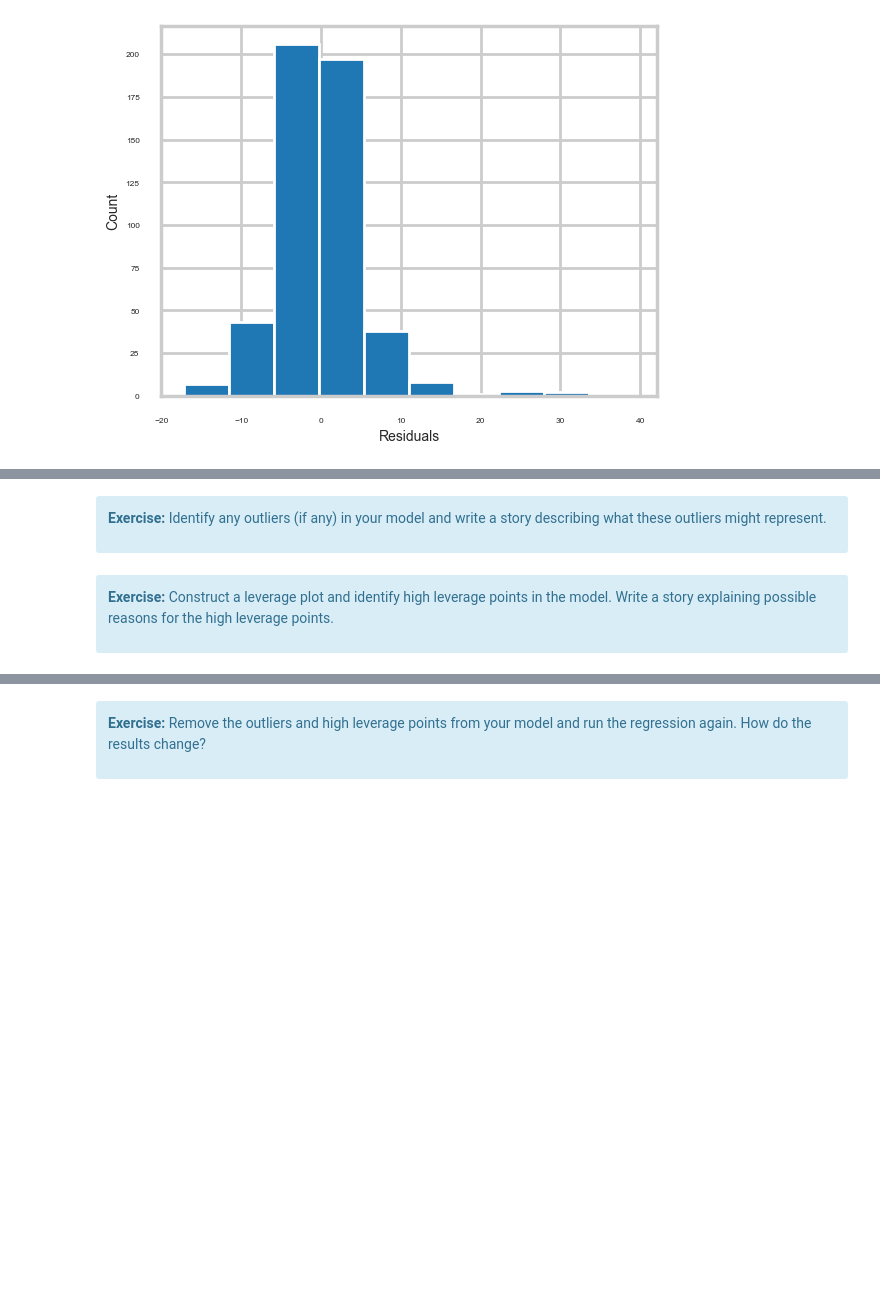
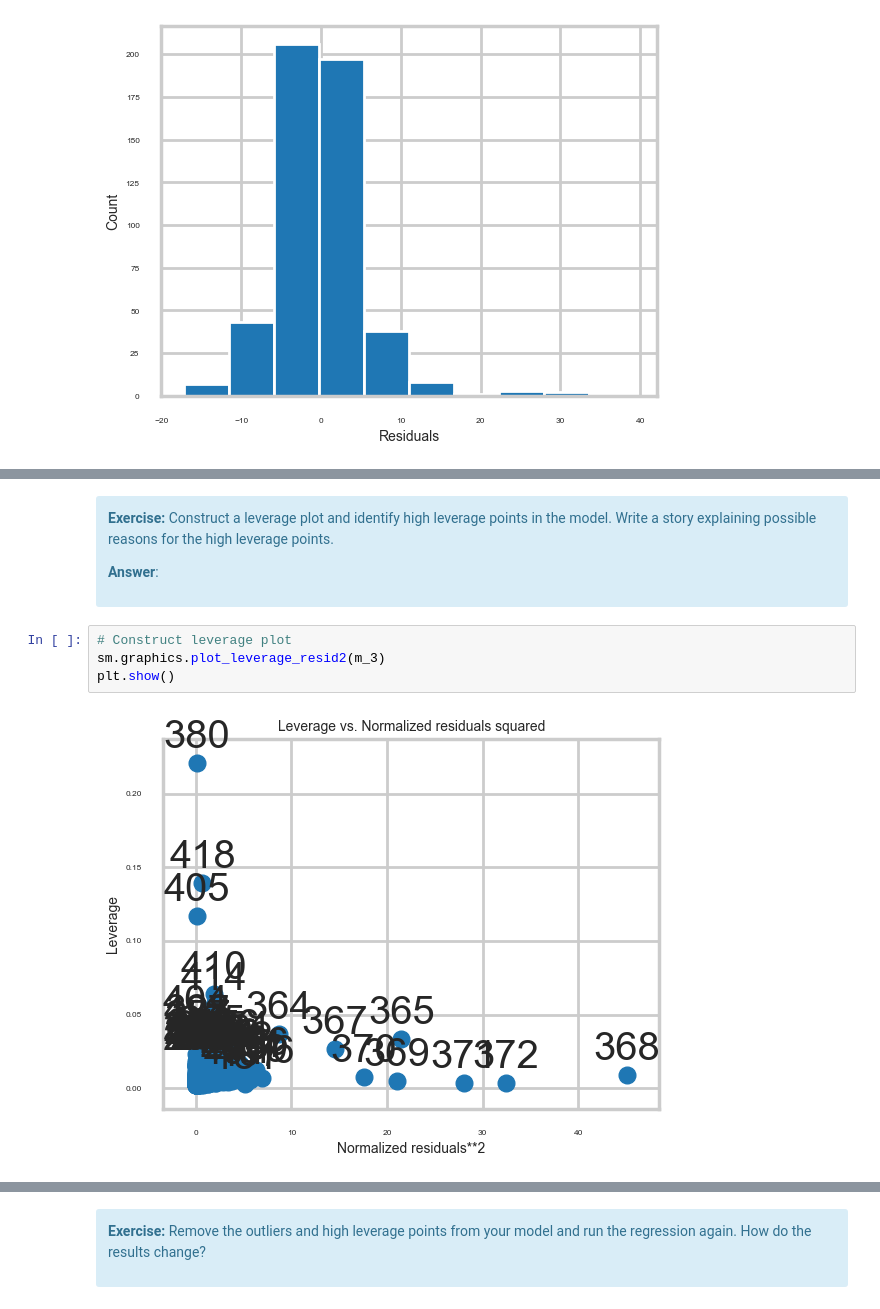
Before and after one commit to amschiltz/springboard_projects, a Jupyter notebook: Case_Study-Boston_Housing/Mini_Project_Linear_Regression.ipynb, the cells around one changed output, grey strips where cells are left out. Saved outputs shown, nothing was run; the diff lists cells and outputs as text; blank space fills up the shorter version.

```diff
--- a/Case_Study-Boston_Housing/Mini_Project_Linear_Regression.ipynb
+++ b/Case_Study-Boston_Housing/Mini_Project_Linear_Regression.ipynb
@@ -971,8 +1040,12 @@ plt.show()
 # %% [markdown]
 <div class="span5 alert alert-info">
 
-<p><b>Exercise:</b> Identify any outliers (if any) in your model and write a story describing what these outliers might represent.</p>
+<p><b>Exercise:</b> Construct a leverage plot and identify high leverage points in the model. Write a story explaining possible reasons for the high leverage points.</p>
+
+**Answer**:
-# %% [markdown]
-<div class="span5 alert alert-info">
-
-<p><b>Exercise:</b> Construct a leverage plot and identify high leverage points in the model. Write a story explaining possible reasons for the high leverage points.</p>
+# %%
+# Construct leverage plot
+sm.graphics.plot_leverage_resid2(m_3)
+plt.show()
+# %% [output]
+[figure, added]
```
Also changed, not shown: parts of 8 cells of this notebook.
